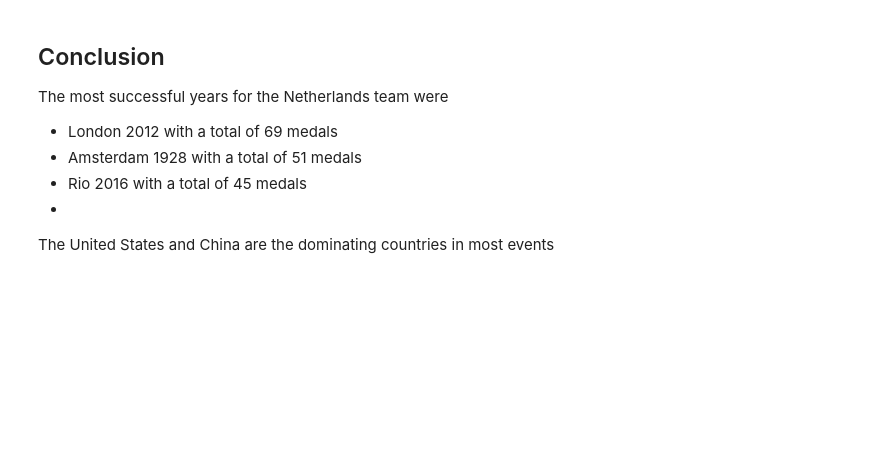
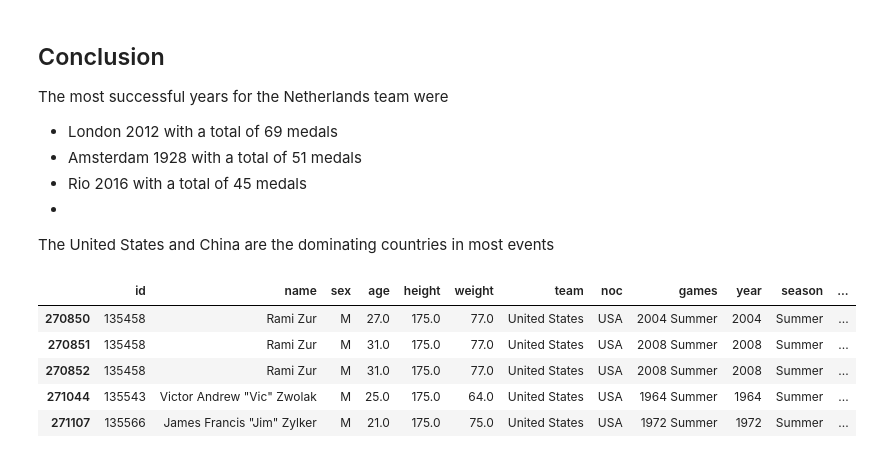
Before and after one commit to medamineBH1/projetDA, a Jupyter notebook: Olympique.ipynb, the cells around one changed output. Cells and saved outputs as stored; diff of their text form; code cells hidden in the pictures; blank space fills up the shorter version.

```diff
--- a/Olympique.ipynb
+++ b/Olympique.ipynb
@@ -168,3 +168,14 @@ The most successful years for the Netherlands team were
  * Rio 2016 with a total of 45 medals
  *
  The United States and China are the dominating countries in most events
+# %%
+usadata= data[data['team'] == 'United States']
+medalsusa = data.groupby(['year','city'])['medal'].count().dropna()
+usadata.tail(5)
+# %% [output]
+|  | id | name | sex | age | height | weight | team | noc | games | year | season | ... |
+| 270850 | 135458 | Rami Zur | M | 27.0 | 175.0 | 77.0 | United States | USA | 2004 Summer | 2004 | Summer | ... |
+| 270851 | 135458 | Rami Zur | M | 31.0 | 175.0 | 77.0 | United States | USA | 2008 Summer | 2008 | Summer | ... |
+| 270852 | 135458 | Rami Zur | M | 31.0 | 175.0 | 77.0 | United States | USA | 2008 Summer | 2008 | Summer | ... |
+| 271044 | 135543 | Victor Andrew "Vic" Zwolak | M | 25.0 | 175.0 | 64.0 | United States | USA | 1964 Summer | 1964 | Summer | ... |
+| 271107 | 135566 | James Francis "Jim" Zylker | M | 21.0 | 175.0 | 75.0 | United States | USA | 1972 Summer | 1972 | Summer | ... |
```
Also changed, not shown: parts of 4 cells of this notebook.
